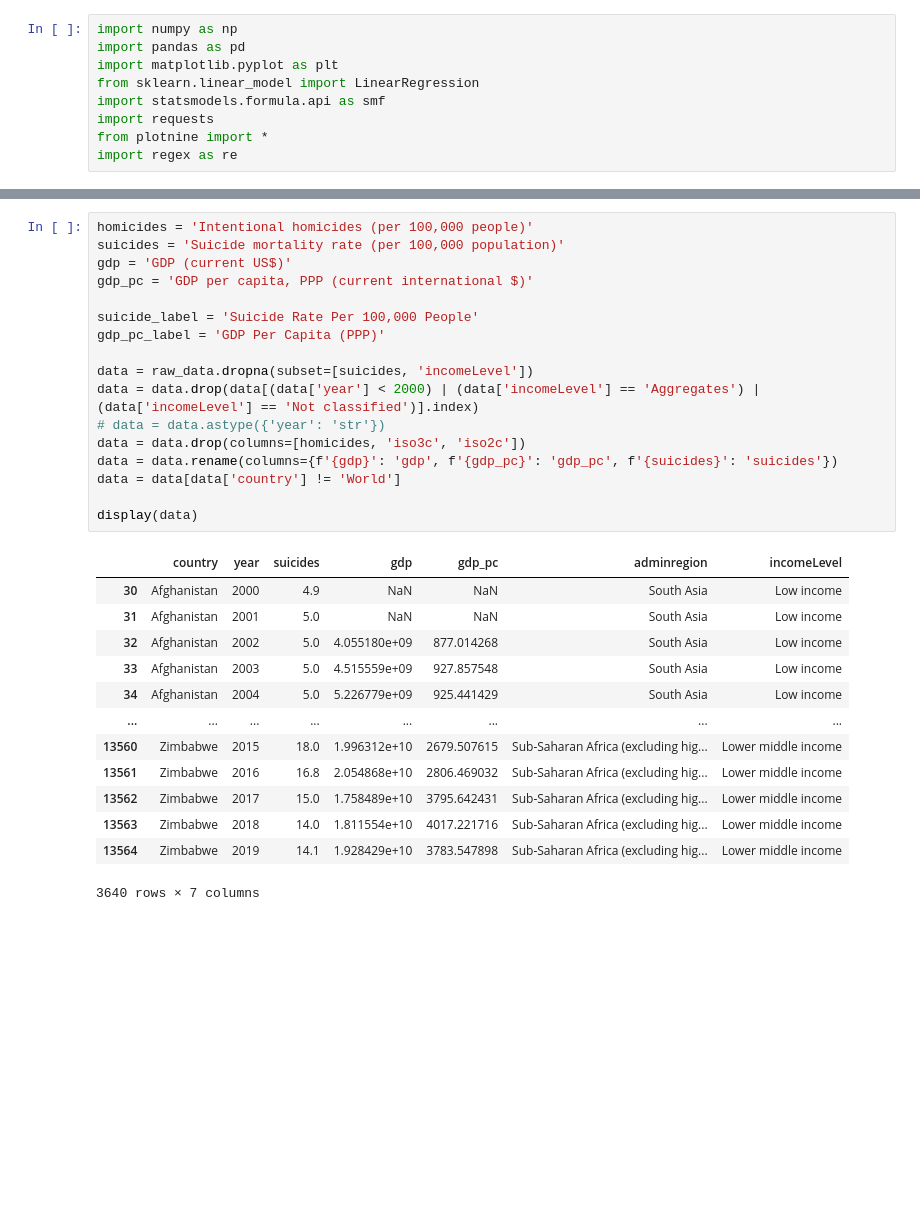
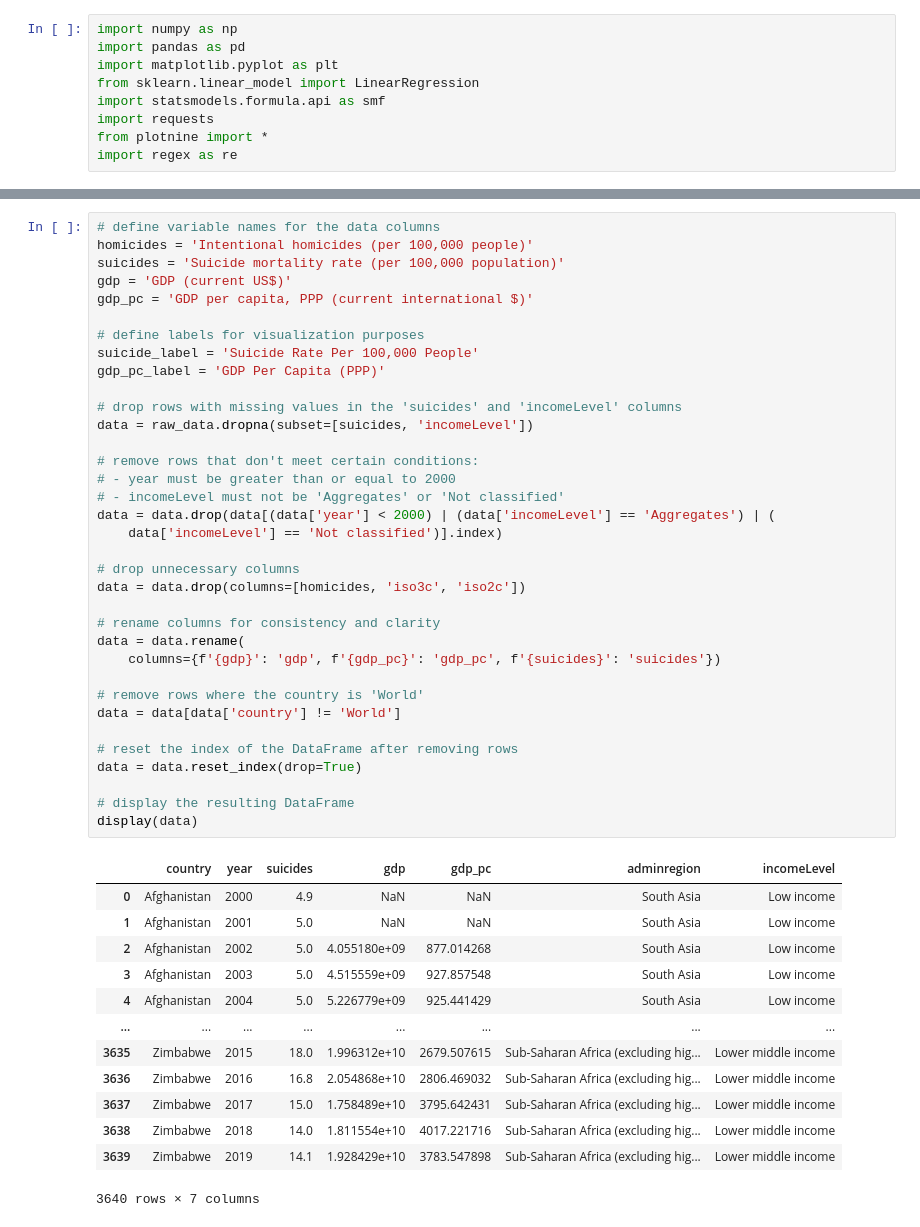
Before and after one commit to wadoodbutt/wadoodbutt.github.io, a Jupyter notebook: final_tutorial.ipynb, the cells around one changed output, grey strips where cells are left out. Saved outputs shown, nothing was run; the diff lists cells and outputs as text; blank space fills up the shorter version.

```diff
--- a/final_tutorial.ipynb
+++ b/final_tutorial.ipynb
@@ -26,34 +28,52 @@ display(raw_data)
 | 13565 | Zimbabwe | ZWE | ZW | 2020 | NaN | NaN | 1.805117e+10 | ... |
 13566 rows × 10 columns
 # %%
+# define variable names for the data columns
 homicides = 'Intentional homicides (per 100,000 people)'
 suicides = 'Suicide mortality rate (per 100,000 population)'
 gdp = 'GDP (current US$)'
 gdp_pc = 'GDP per capita, PPP (current international $)'
 
+# define labels for visualization purposes
 suicide_label = 'Suicide Rate Per 100,000 People'
 gdp_pc_label = 'GDP Per Capita (PPP)'
 
+# drop rows with missing values in the 'suicides' and 'incomeLevel' columns
 data = raw_data.dropna(subset=[suicides, 'incomeLevel'])
-data = data.drop(data[(data['year'] < 2000) | (data['incomeLevel'] == 'Aggregates') | (data['incomeLevel'] == 'Not classified')].index)
-# data = data.astype({'year': 'str'})
+
+# remove rows that don't meet certain conditions:
+# - year must be greater than or equal to 2000
+# - incomeLevel must not be 'Aggregates' or 'Not classified'
+data = data.drop(data[(data['year'] < 2000) | (data['incomeLevel'] == 'Aggregates') | (
+    data['incomeLevel'] == 'Not classified')].index)
+
+# drop unnecessary columns
 data = data.drop(columns=[homicides, 'iso3c', 'iso2c'])
-data = data.rename(columns={f'{gdp}': 'gdp', f'{gdp_pc}': 'gdp_pc', f'{suicides}': 'suicides'})
+
+# rename columns for consistency and clarity
+data = data.rename(
+    columns={f'{gdp}': 'gdp', f'{gdp_pc}': 'gdp_pc', f'{suicides}': 'suicides'})
+
+# remove rows where the country is 'World'
 data = data[data['country'] != 'World']
 
+# reset the index of the DataFrame after removing rows
+data = data.reset_index(drop=True)
+
+# display the resulting DataFrame
 display(data)
 # %% [output]
 |  | country | year | suicides | gdp | gdp_pc | adminregion | incomeLevel |
-| 30 | Afghanistan | 2000 | 4.9 | NaN | NaN | South Asia | Low income |
-| 31 | Afghanistan | 2001 | 5.0 | NaN | NaN | South Asia | Low income |
-| 32 | Afghanistan | 2002 | 5.0 | 4.055180e+09 | 877.014268 | South Asia | Low income |
-| 33 | Afghanistan | 2003 | 5.0 | 4.515559e+09 | 927.857548 | South Asia | Low income |
-| 34 | Afghanistan | 2004 | 5.0 | 5.226779e+09 | 925.441429 | South Asia | Low income |
+| 0 | Afghanistan | 2000 | 4.9 | NaN | NaN | South Asia | Low income |
+| 1 | Afghanistan | 2001 | 5.0 | NaN | NaN | South Asia | Low income |
+| 2 | Afghanistan | 2002 | 5.0 | 4.055180e+09 | 877.014268 | South Asia | Low income |
+| 3 | Afghanistan | 2003 | 5.0 | 4.515559e+09 | 927.857548 | South Asia | Low income |
+| 4 | Afghanistan | 2004 | 5.0 | 5.226779e+09 | 925.441429 | South Asia | Low income |
 | ... | ... | ... | ... | ... | ... | ... | ... |
-| 13560 | Zimbabwe | 2015 | 18.0 | 1.996312e+10 | 2679.507615 | Sub-Saharan Africa (excluding hig... | Lower middle income |
-| 13561 | Zimbabwe | 2016 | 16.8 | 2.054868e+10 | 2806.469032 | Sub-Saharan Africa (excluding hig... | Lower middle income |
-| 13562 | Zimbabwe | 2017 | 15.0 | 1.758489e+10 | 3795.642431 | Sub-Saharan Africa (excluding hig... | Lower middle income |
-| 13563 | Zimbabwe | 2018 | 14.0 | 1.811554e+10 | 4017.221716 | Sub-Saharan Africa (excluding hig... | Lower middle income |
-| 13564 | Zimbabwe | 2019 | 14.1 | 1.928429e+10 | 3783.547898 | Sub-Saharan Africa (excluding hig... | Lower middle income |
+| 3635 | Zimbabwe | 2015 | 18.0 | 1.996312e+10 | 2679.507615 | Sub-Saharan Africa (excluding hig... | Lower middle income |
+| 3636 | Zimbabwe | 2016 | 16.8 | 2.054868e+10 | 2806.469032 | Sub-Saharan Africa (excluding hig... | Lower middle income |
+| 3637 | Zimbabwe | 2017 | 15.0 | 1.758489e+10 | 3795.642431 | Sub-Saharan Africa (excluding hig... | Lower middle income |
+| 3638 | Zimbabwe | 2018 | 14.0 | 1.811554e+10 | 4017.221716 | Sub-Saharan Africa (excluding hig... | Lower middle income |
+| 3639 | Zimbabwe | 2019 | 14.1 | 1.928429e+10 | 3783.547898 | Sub-Saharan Africa (excluding hig... | Lower middle income |
 3640 rows × 7 columns
 # %%
```
Also changed, not shown: parts of 22 cells of this notebook.
